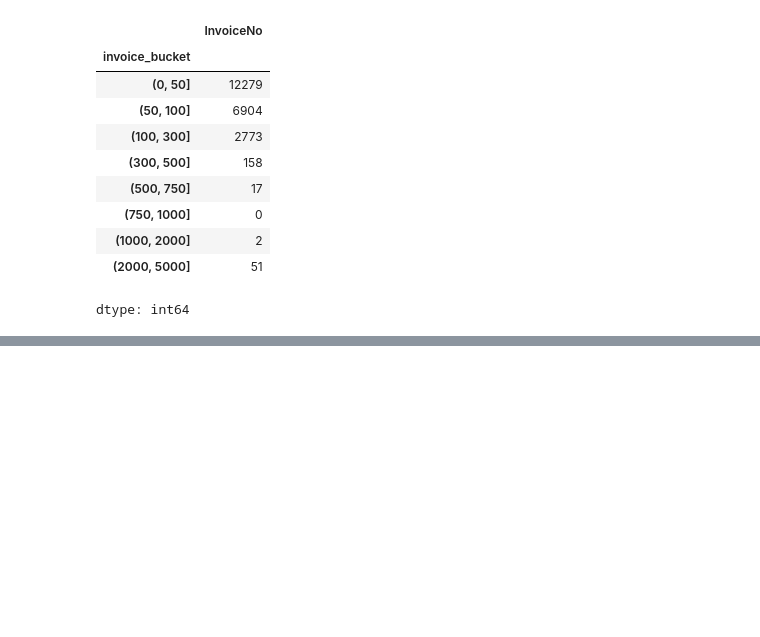
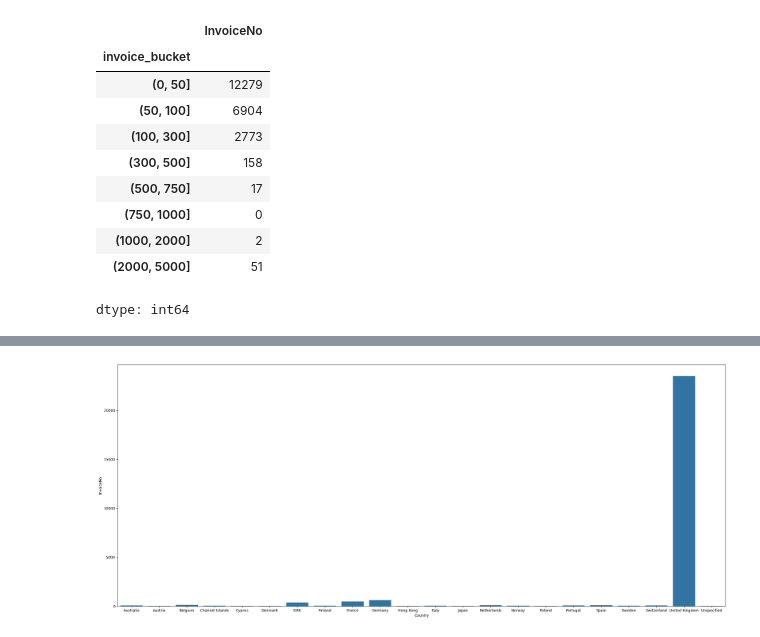
Before and after one commit to saurabhpatare/Customer-Journey-Mapping, a Jupyter notebook: Customer_Journey_Mapping.ipynb, the cells around one changed output, grey strips where cells are left out. Drawn from its saved outputs; the diff is of its cells as text; code cells hidden in the pictures; blank space fills up the shorter version.

```diff
--- a/Customer_Journey_Mapping.ipynb
+++ b/Customer_Journey_Mapping.ipynb
@@ -376,0 +407,2 @@ dtype: int64
+# %%
+aggregated_data=aggregated_data.reset_index()
@@ -376,0 +413,17 @@ dtype: int64
+# %%
+
+import seaborn as sns
+import matplotlib.pyplot as plt
+
+# Sample data
+
+
+# Set figure size (width=12, height=6 inches)
+plt.figure(figsize=(30, 12))
+
+# Create barplot
+sns.barplot(x="Country", y="InvoiceNo", data=aggregated_data)
+
+plt.show()
+# %% [output]
+[figure, added]
```
Also changed, not shown: parts of 6 cells of this notebook.
